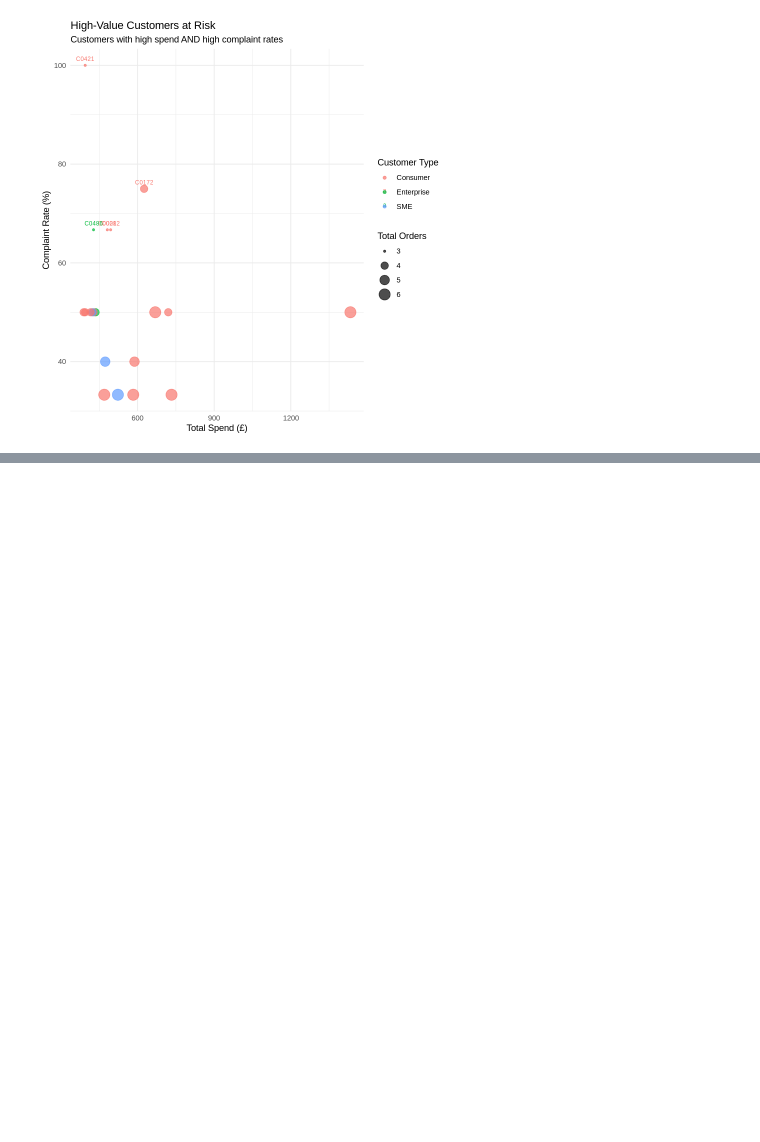
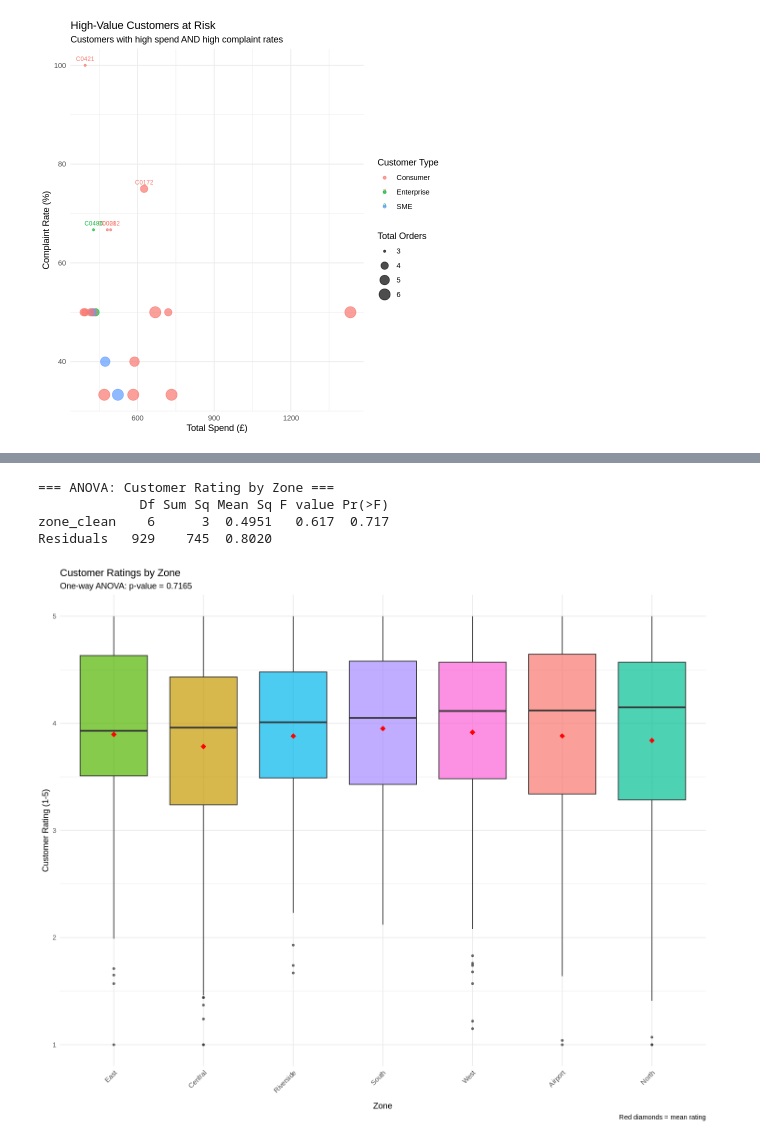
Before and after one commit to anupbatha352-png/northstar-urban-mobility-analysis, a Jupyter notebook: NorthStar_Full_Analysis.ipynb, the cells around one changed output, grey strips where cells are left out. Saved outputs shown, nothing was run; the diff lists cells and outputs as text; code cells hidden in the pictures; blank space fills up the shorter version.

```diff
--- a/NorthStar_Full_Analysis.ipynb
+++ b/NorthStar_Full_Analysis.ipynb
@@ -602,0 +739,45 @@ ggplot(q8_customer_risk,
+# %%
+# ============================================================
+# 4: One-way ANOVA - customer ratings by zone
+# ============================================================
+
+# Use hub zone as the standardised zone
+anova_data <- analysis_df %>%
+  filter(!is.na(customer_rating_post_delivery)) %>%
+  mutate(zone_clean = str_to_title(zone))
+
+# Run ANOVA
+zone_anova <- aov(customer_rating_post_delivery ~ zone_clean, data = anova_data)
+anova_summary <- summary(zone_anova)
+
+cat("=== ANOVA: Customer Rating by Zone ===\n")
+print(anova_summary)
+
+p_value <- round(anova_summary[[1]][["Pr(>F)"]][1], 4)
+
+# Boxplot
+ggplot(anova_data,
+       aes(x = reorder(zone_clean, customer_rating_post_delivery, median),
+           y = customer_rating_post_delivery,
+           fill = zone_clean)) +
+  geom_boxplot(alpha = 0.7, outlier.size = 1) +
+  stat_summary(fun = mean, geom = "point", shape = 18, size = 3, color = "red") +
+  labs(
+    title = "Customer Ratings by Zone",
+    subtitle = paste0("One-way ANOVA: p-value = ", p_value),
+    x = "Zone",
+    y = "Customer Rating (1-5)",
+    caption = "Red diamonds = mean rating"
+  ) +
+  ylim(1, 5) +
+  theme_minimal() +
+  theme(
+    axis.text.x = element_text(angle = 45, hjust = 1),
+    legend.position = "none"
+  )
+# %% [output]
+=== ANOVA: Customer Rating by Zone ===
+             Df Sum Sq Mean Sq F value Pr(>F)
+zone_clean    6      3  0.4951   0.617  0.717
+Residuals   929    745  0.8020
+[figure, added]
```
Also changed, not shown: parts of 6 cells of this notebook.
